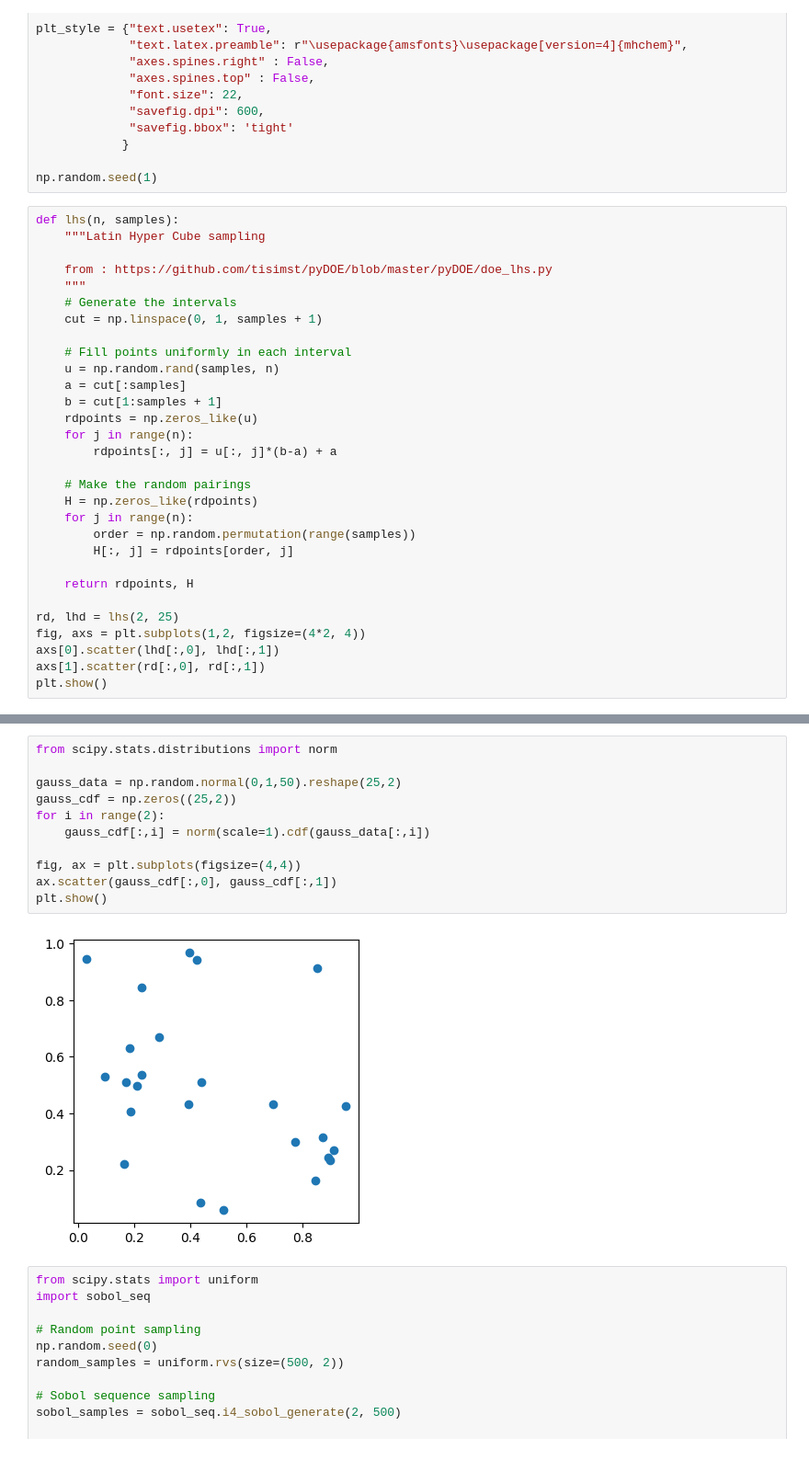
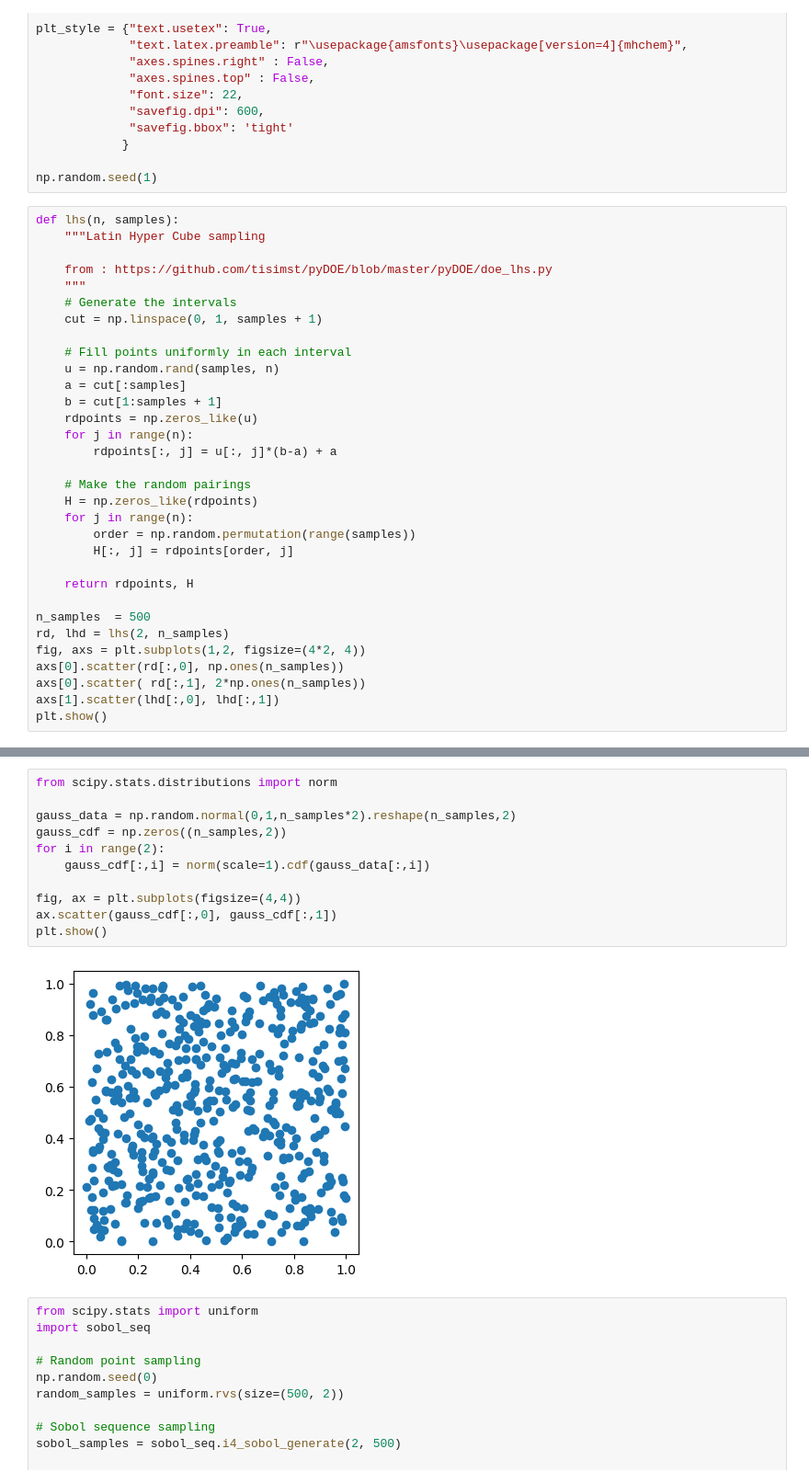
Before and after one commit to kiranvad/DOE, a Jupyter notebook: Lecture 10.ipynb, the cells around one changed output, grey strips where cells are left out. Shown at 92% size. Cells and saved outputs as stored; diff of their text form.

Commit message:
add asg2 and data

```diff
--- a/Lecture 10.ipynb
+++ b/Lecture 10.ipynb
@@ -38,9 +38,11 @@ def lhs(n, samples):
 
     return rdpoints, H
 
-rd, lhd = lhs(2, 25)
+n_samples  = 500
+rd, lhd = lhs(2, n_samples)
 fig, axs = plt.subplots(1,2, figsize=(4*2, 4))
-axs[0].scatter(lhd[:,0], lhd[:,1])
-axs[1].scatter(rd[:,0], rd[:,1])
+axs[0].scatter(rd[:,0], np.ones(n_samples))
+axs[0].scatter( rd[:,1], 2*np.ones(n_samples))
+axs[1].scatter(lhd[:,0], lhd[:,1])
 plt.show()
 # %% [output]
@@ -48,16 +50,16 @@ plt.show()
 # %%
 from scipy.stats.distributions import norm
 
-gauss_data = np.random.normal(0,1,50).reshape(25,2)
-gauss_cdf = np.zeros((25,2))
+gauss_data = np.random.normal(0,1,n_samples*2).reshape(n_samples,2)
+gauss_cdf = np.zeros((n_samples,2))
 for i in range(2):
     gauss_cdf[:,i] = norm(scale=1).cdf(gauss_data[:,i])
 
 fig, ax = plt.subplots(figsize=(4,4))
 ax.scatter(gauss_cdf[:,0], gauss_cdf[:,1])
 plt.show()
 # %% [output]
-[figure, old version]
+[figure, new version]
 # %%
 from scipy.stats import uniform
 import sobol_seq
```
Also changed, not shown: parts of 1 cell of this notebook, 3 other files.
